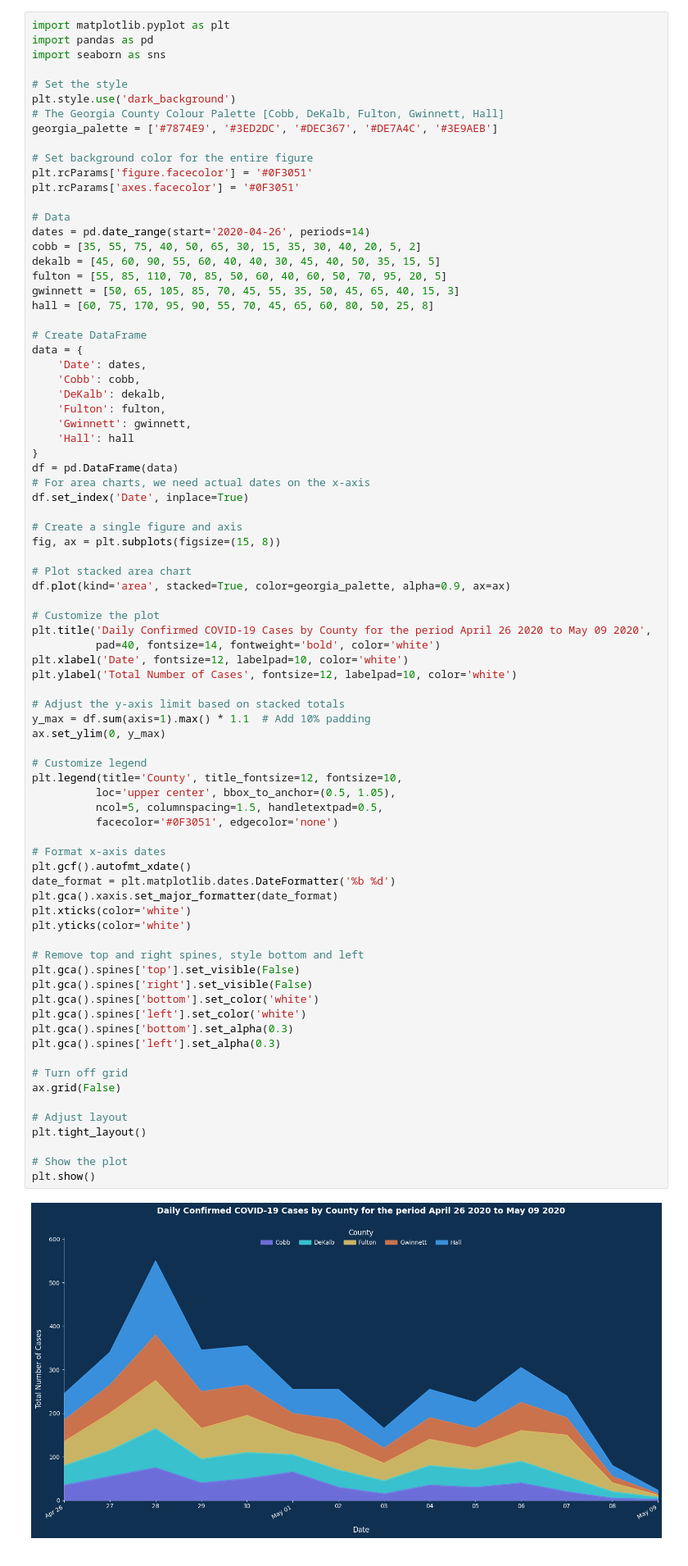
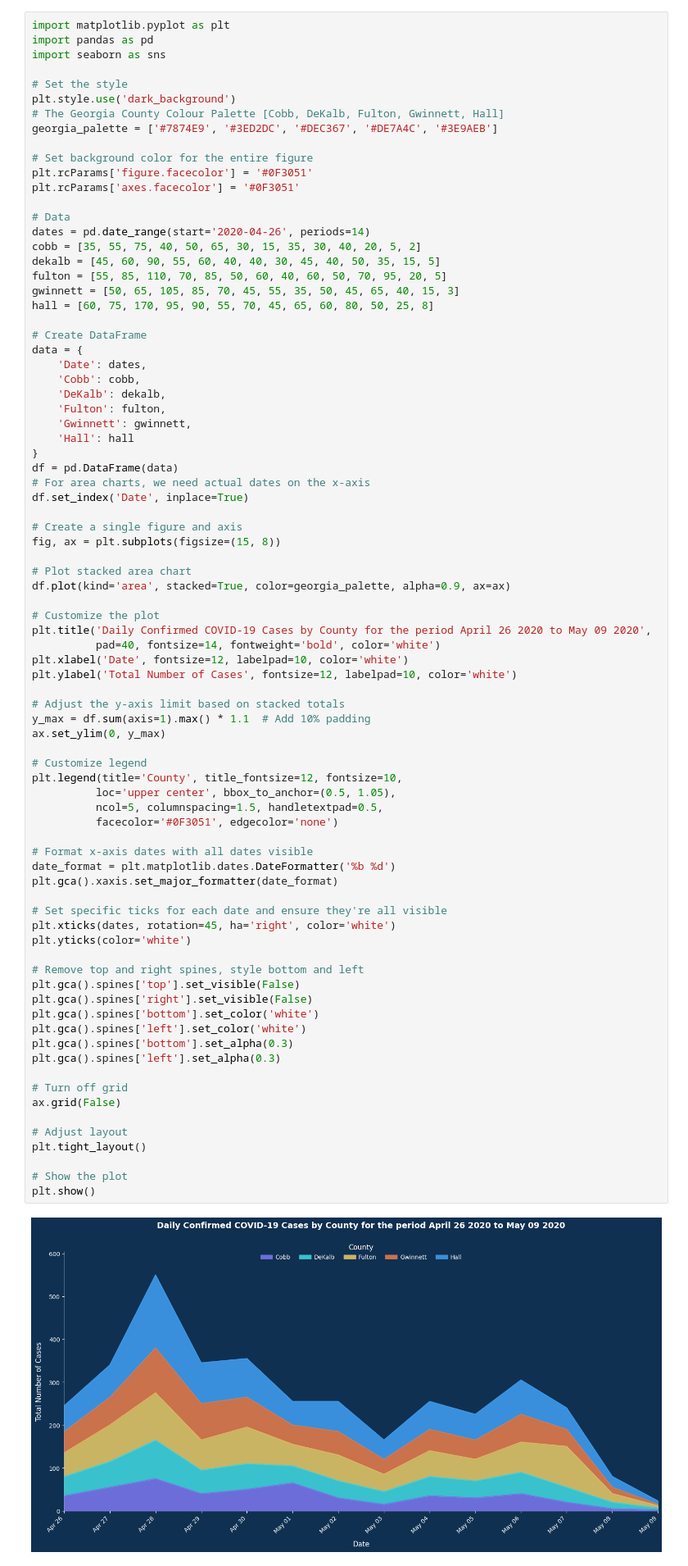
Before and after one commit to tom-gemini-cloud/georgia_covid_data_visualisations, a Jupyter notebook: georgia_covid_visualisations.ipynb, the cells around one changed output. Shown: that part at 82% size. Cells and saved outputs as stored; diff of their text form.

Commit message:
Add additional visualisations

```diff
--- a/georgia_covid_visualisations.ipynb
+++ b/georgia_covid_visualisations.ipynb
@@ -210,34 +210,35 @@ plt.ylabel('Total Number of Cases', fontsize=12, labelpad=10, color='white')
 y_max = df.sum(axis=1).max() * 1.1  # Add 10% padding
 ax.set_ylim(0, y_max)
 
 # Customize legend
 plt.legend(title='County', title_fontsize=12, fontsize=10,
           loc='upper center', bbox_to_anchor=(0.5, 1.05),
           ncol=5, columnspacing=1.5, handletextpad=0.5,
           facecolor='#0F3051', edgecolor='none')
 
-# Format x-axis dates
-plt.gcf().autofmt_xdate()
+# Format x-axis dates with all dates visible
 date_format = plt.matplotlib.dates.DateFormatter('%b %d')
 plt.gca().xaxis.set_major_formatter(date_format)
-plt.xticks(color='white')
+
+# Set specific ticks for each date and ensure they're all visible
+plt.xticks(dates, rotation=45, ha='right', color='white')
 plt.yticks(color='white')
 
 # Remove top and right spines, style bottom and left
 plt.gca().spines['top'].set_visible(False)
 plt.gca().spines['right'].set_visible(False)
 plt.gca().spines['bottom'].set_color('white')
 plt.gca().spines['left'].set_color('white')
 plt.gca().spines['bottom'].set_alpha(0.3)
 plt.gca().spines['left'].set_alpha(0.3)
 
 # Turn off grid
 ax.grid(False)
 
 # Adjust layout
 plt.tight_layout()
 
 # Show the plot
 plt.show()
 # %% [output]
-[figure, old version]
+[figure, new version]
```
Also changed, not shown: parts of 6 cells of this notebook, 1 other file.
